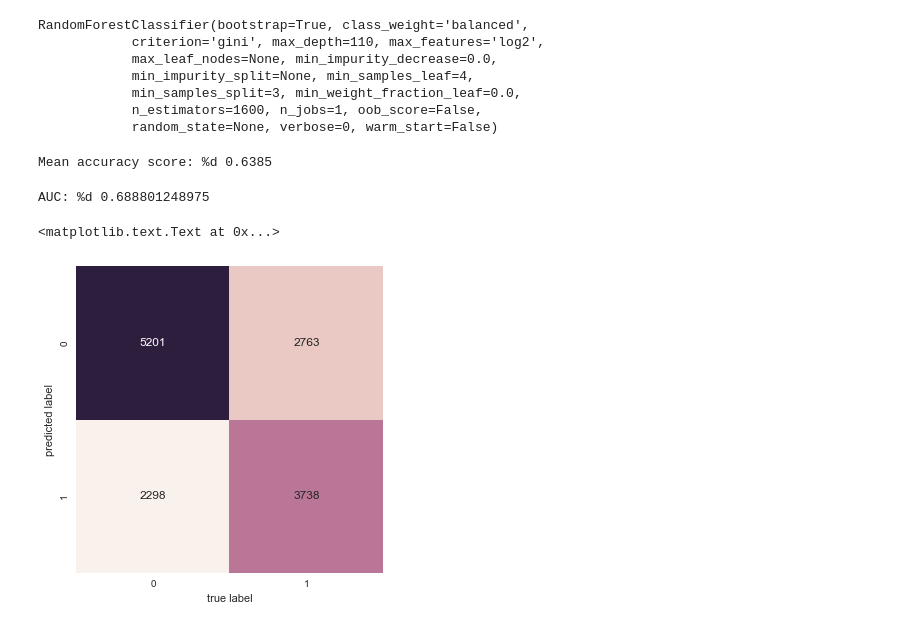
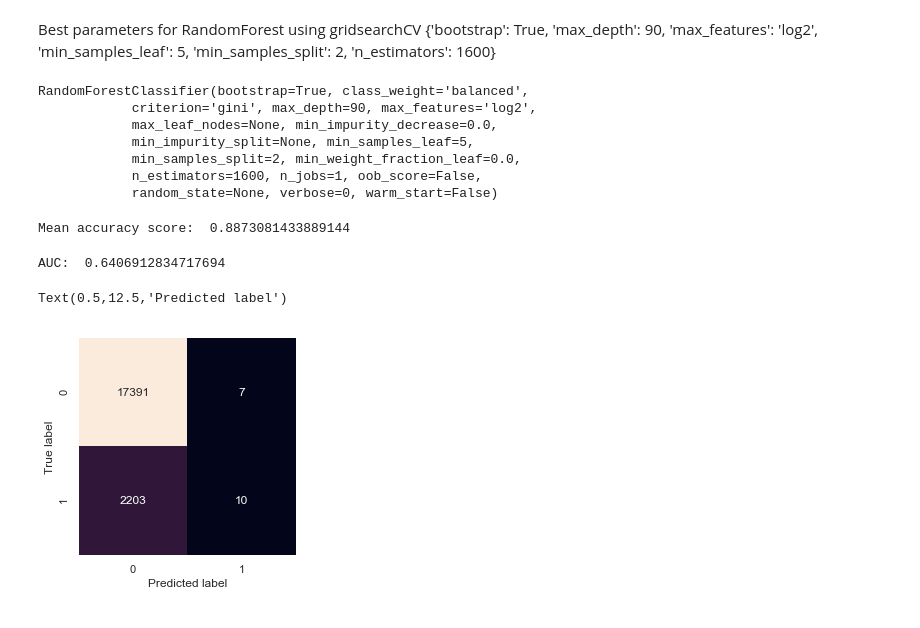
Before and after one commit to anaszain89/Predicting_Hospital_Readmissions, a Jupyter notebook: HospitalReadmission.ipynb, the cells around one changed output. Drawn from its saved outputs; the diff is of its cells as text; code cells hidden in the pictures.

```diff
--- a/HospitalReadmission.ipynb
+++ b/HospitalReadmission.ipynb
@@ -266,0 +258,5 @@ RandomizedSearchCV(cv=3, error_score='raise',
+# %%
+# Transforming test data using transformations used for training data
+df = pd.concat([X_test, Y_test], axis=1, sort=True)
+x_test, y_test, nas, mapper = proc_df(df, 'readmitted', do_scale=True,
+                                  mapper=mapper, na_dict=nas)
@@ -267,3 +376,13 @@ RandomizedSearchCV(cv=3, error_score='raise',
+# %%
+# Using the random grid to search for best hyperparameters
+# First create the base model to tune
+rf = RandomForestClassifier()
+# Random search of parameters, using 3 fold cross validation,
+# search across different combinations, and use all available cores
+rf_random = RandomizedSearchCV(estimator = rf, param_distributions = random_grid, n_iter = 100,
+                               cv = 3, verbose=2, random_state=42, n_jobs = -1)
+# Fit the random search model
+rf_random.fit(X_train_res, Y_train_res)
 # %%
 # The best parameters from fitting the random search
 rf_random.best_params_
@@ -424,47 +422,55 @@ RandomForestClassifier(bootstrap=True, class_weight=None, criterion='gini',
+# %% [markdown]
+Best parameters for RandomForest using gridsearchCV
+{'bootstrap': True,
+ 'max_depth': 90,
+ 'max_features': 'log2',
+ 'min_samples_leaf': 5,
+ 'min_samples_split': 2,
+ 'n_estimators': 1600}
 # %%
-# As the classes are not balanced, specify that along with other parameters from the grid search
 from sklearn.ensemble import RandomForestClassifier
-#best_grid = grid_search.best_estimator_
-best_grid = RandomForestClassifier(bootstrap=True, class_weight="balanced", criterion='gini',
-            max_depth=110, max_features='log2', max_leaf_nodes=None,
+
+rf_best = RandomForestClassifier(bootstrap=True, class_weight='balanced', criterion='gini',
+            max_depth=90, max_features='log2', max_leaf_nodes=None,
             min_impurity_decrease=0.0, min_impurity_split=None,
-            min_samples_leaf=4, min_samples_split=3,
+            min_samples_leaf=5, min_samples_split=2,
             min_weight_fraction_leaf=0.0, n_estimators=1600, n_jobs=1,
             oob_score=False, random_state=None, verbose=0,
             warm_start=False)
-best_grid.fit(Xtrain, ytrain)
+rf_best.fit(X_train_res,Y_train_res)
 # %% [output]
 RandomForestClassifier(bootstrap=True, class_weight='balanced',
-            criterion='gini', max_depth=110, max_features='log2',
+            criterion='gini', max_depth=90, max_features='log2',
             max_leaf_nodes=None, min_impurity_decrease=0.0,
-            min_impurity_split=None, min_samples_leaf=4,
-            min_samples_split=3, min_weight_fraction_leaf=0.0,
+            min_impurity_split=None, min_samples_leaf=5,
+            min_samples_split=2, min_weight_fraction_leaf=0.0,
             n_estimators=1600, n_jobs=1, oob_score=False,
             random_state=None, verbose=0, warm_start=False)
 # %%
-# Get the accuracy on the validation data
+# Get the accuracy on the test data
+from sklearn import metrics
 from sklearn.metrics import accuracy_score
-yfit = best_grid.predict(Xtest)
-accu = accuracy_score(ytest, yfit)
-print("Mean accuracy score: %d", accu)
+yfit = rf_best.predict(x_test)
+accu = accuracy_score(y_test, yfit)
+print("Mean accuracy score: ", accu)
 # %% [output]
-Mean accuracy score: %d 0.6385
+Mean accuracy score:  0.8873081433889144
 # %%
-# Get probability estimates for AUC computation on the validation data
-yprob = best_grid.predict_proba(Xtest)
+# Get probability estimates for AUC computation on the test data
+yprob = rf_best.predict_proba(x_test)
 yprob[1:5,:]
-from sklearn import metrics
-fpr, tpr, thresholds = metrics.roc_curve(ytest,yprob[:,1])
-print("AUC: %d", metrics.auc(fpr,tpr))
+
+fpr, tpr, thresholds = metrics.roc_curve(y_test,yprob[:,1])
+print("AUC: ", metrics.auc(fpr,tpr))
 # %% [output]
-AUC: %d 0.688801248975
+AUC:  0.6406912834717694
 # %%
-# Get confusion matrix for the valiidataion data
+# Get confusion matrix for the test data
 from sklearn.metrics import confusion_matrix
-mat = confusion_matrix(ytest, yfit)
-sns.heatmap(mat.T, square=True, annot=True, fmt='d', cbar=False)
-plt.xlabel('true label')
-plt.ylabel('predicted label')
+mat = confusion_matrix(y_test, yfit)
+sns.heatmap(mat, square=True, annot=True, fmt='d', cbar=False)
+plt.ylabel('True label')
+plt.xlabel('Predicted label')
 # %% [output]
-<matplotlib.text.Text at 0x...>
+Text(0.5,12.5,'Predicted label')
-[figure, old version]
+[figure, new version]
```
Also changed, not shown: parts of 82 cells of this notebook.
